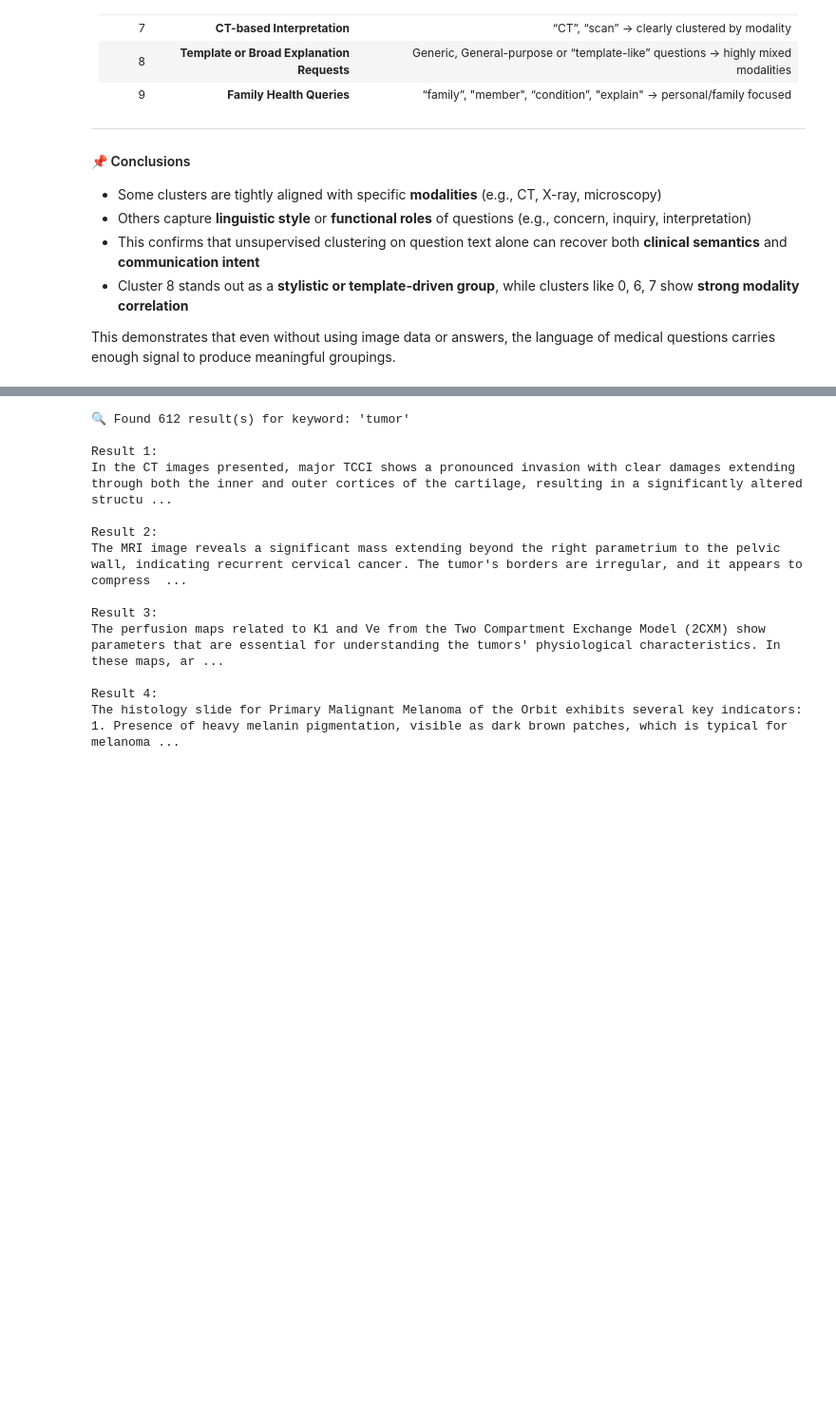
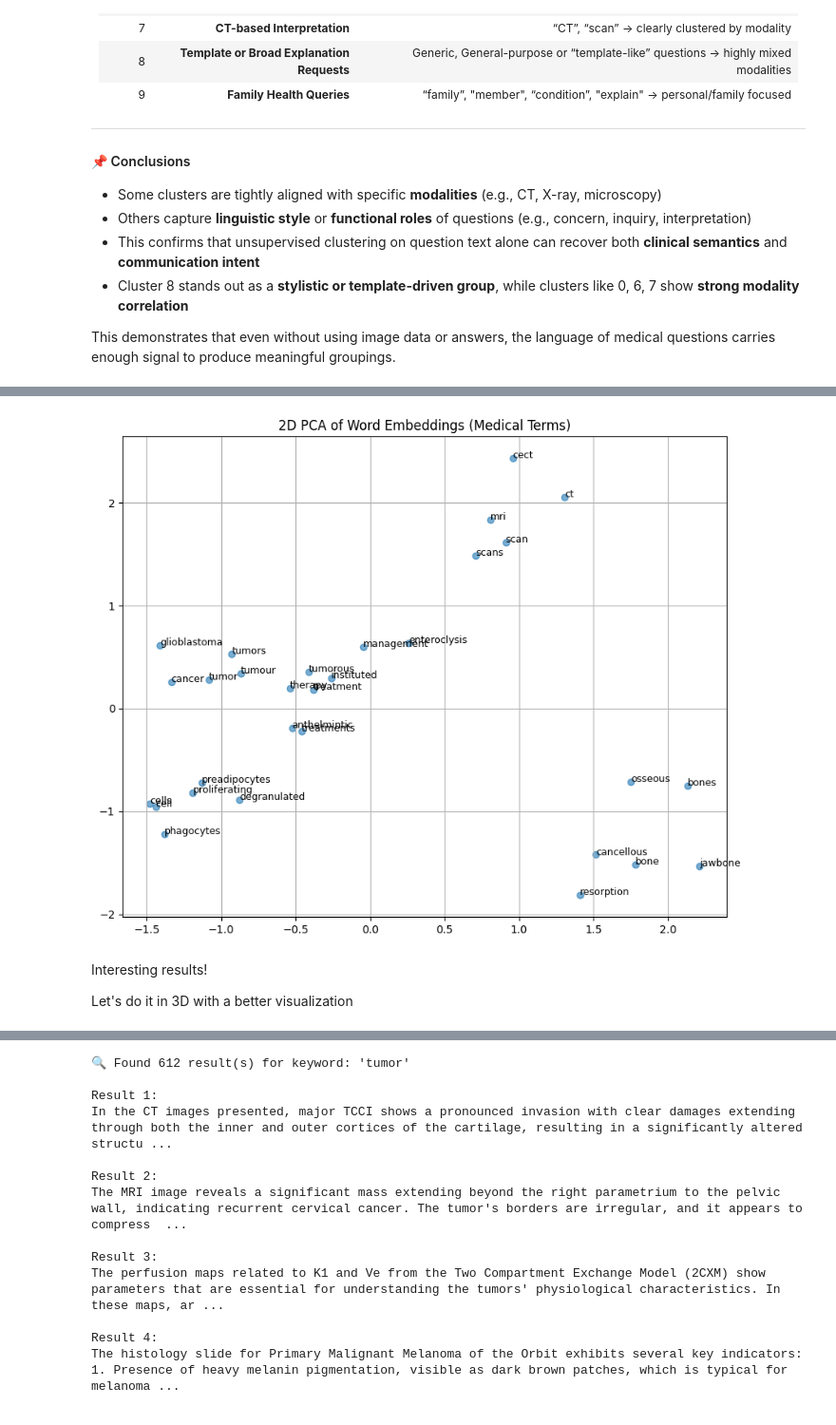
Before and after one commit to Morteza-Kazemi/PubMedVision-NLP-Project, a Jupyter notebook: PubMedVision_NLP_Group_Project.ipynb, the cells around one changed output, grey strips where cells are left out. Shown: that part at 95% size. Cells and saved outputs as stored; diff of their text form; code cells hidden in the pictures; blank space fills up the shorter version.

```diff
--- a/PubMedVision_NLP_Group_Project.ipynb
+++ b/PubMedVision_NLP_Group_Project.ipynb
@@ -613,0 +797,8 @@ This demonstrates that even without using image data or answers, the language of
+# %%
+try:
+    result = w2v_model.wv.most_similar(positive=['tumor', 'therapy'], negative=['cancer'], topn=5)
+    print("Analogy: tumor + therapy - cancer:")
+    for word, score in result:
+        print(f"  {word:<15} {score:.4f}")
+except KeyError as e:
+    print(f"Missing word: {e}")
@@ -613,0 +817,8 @@ This demonstrates that even without using image data or answers, the language of
+# %%
+try:
+    result = w2v_model.wv.most_similar(positive=['cells', 'immune'], negative=['infection'], topn=5)
+    print("Analogy: cells + immune - infection:")
+    for word, score in result:
+        print(f"  {word:<15} {score:.4f}")
+except KeyError as e:
+    print(f"Missing word: {e}")
@@ -613,0 +847,38 @@ This demonstrates that even without using image data or answers, the language of
+# %%
+from sklearn.decomposition import PCA
+import matplotlib.pyplot as plt
+
+# Pick anchor words to visualize + their most similar terms
+anchors = ['tumor', 'scan', 'cells', 'treatment', 'bone']
+words_to_plot = set(anchors)
+
+# Add top-5 similar words for each
+for word in anchors:
+    if word in w2v_model.wv:
+        sim_words = [w for w, _ in w2v_model.wv.most_similar(word, topn=5)]
+        words_to_plot.update(sim_words)
+
+# Get vectors and labels
+words_to_plot = list(words_to_plot)
+vectors = [w2v_model.wv[w] for w in words_to_plot]
+
+# Reduce to 2D
+pca = PCA(n_components=2)
+vec_2d = pca.fit_transform(vectors)
+
+# Plot
+plt.figure(figsize=(10, 8))
+plt.scatter(vec_2d[:, 0], vec_2d[:, 1], alpha=0.6)
+
+for i, word in enumerate(words_to_plot):
+    plt.annotate(word, (vec_2d[i, 0], vec_2d[i, 1]), fontsize=9)
+
+plt.title("2D PCA of Word Embeddings (Medical Terms)")
+plt.grid(True)
+plt.show()
+# %% [output]
+[figure, added]
+# %% [markdown]
+Interesting results!
+
+Let's do it in 3D with a better visualization
```
Also changed, not shown: parts of 37 cells of this notebook.
